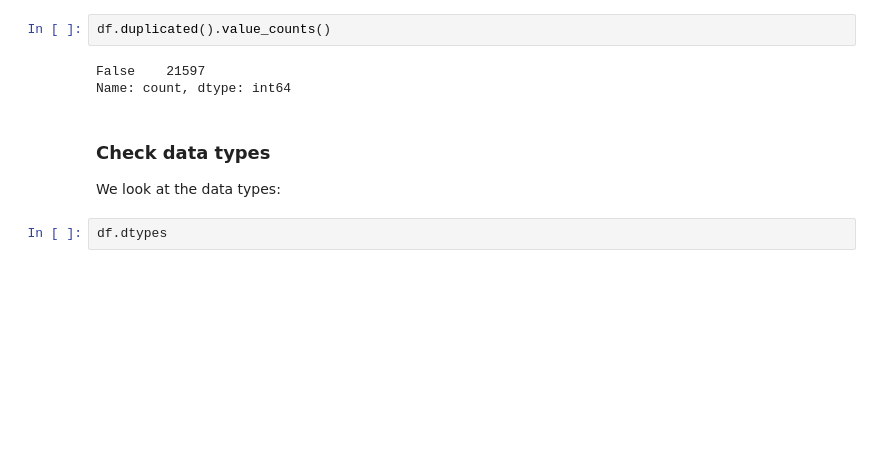
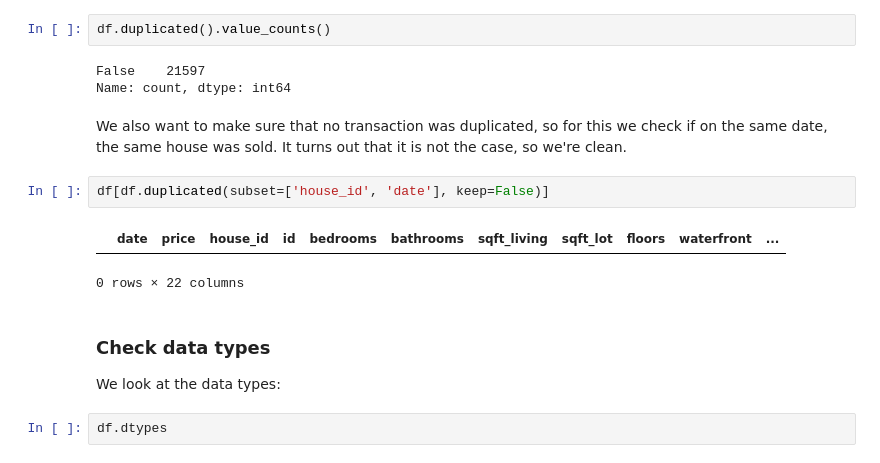
Before and after one commit to leopardb/ds-eda-project, a Jupyter notebook: 04_eda.ipynb, the cells around one changed output. Saved outputs shown, nothing was run; the diff lists cells and outputs as text; blank space fills up the shorter version.

```diff
--- a/04_eda.ipynb
+++ b/04_eda.ipynb
@@ -75,6 +75,13 @@ df.duplicated().value_counts()
 # %% [output]
 False    21597
 Name: count, dtype: int64
+# %% [markdown]
+We also want to make sure that no transaction was duplicated, so for this we check if on the same date, the same house was sold. It turns out that it is not the case, so we're clean.
+# %%
+df[df.duplicated(subset=['house_id', 'date'], keep=False)]
+# %% [output]
+|  | date | price | house_id | id | bedrooms | bathrooms | sqft_living | sqft_lot | floors | waterfront | ... |
+0 rows × 22 columns
 # %% [markdown]
 ### Check data types
 
```
Also changed, not shown: parts of 32 cells of this notebook.
